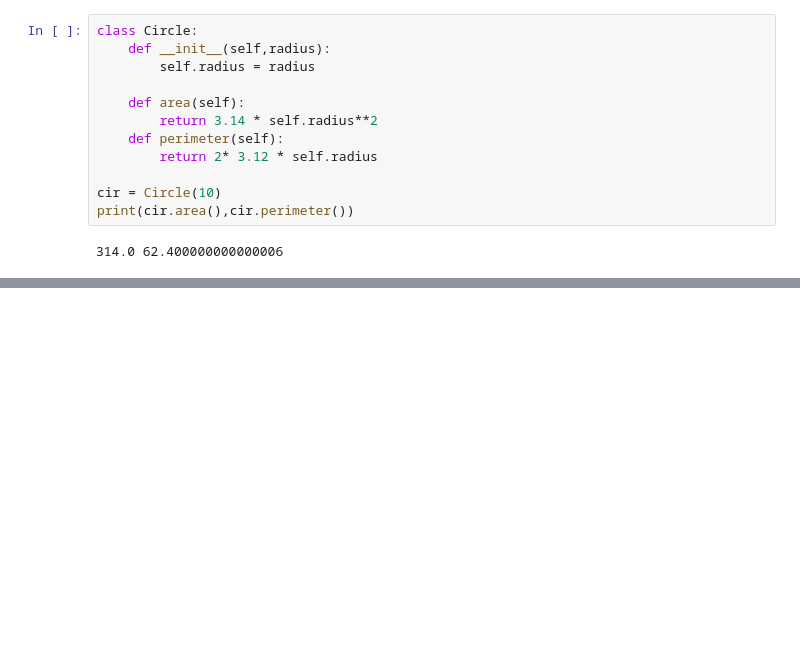
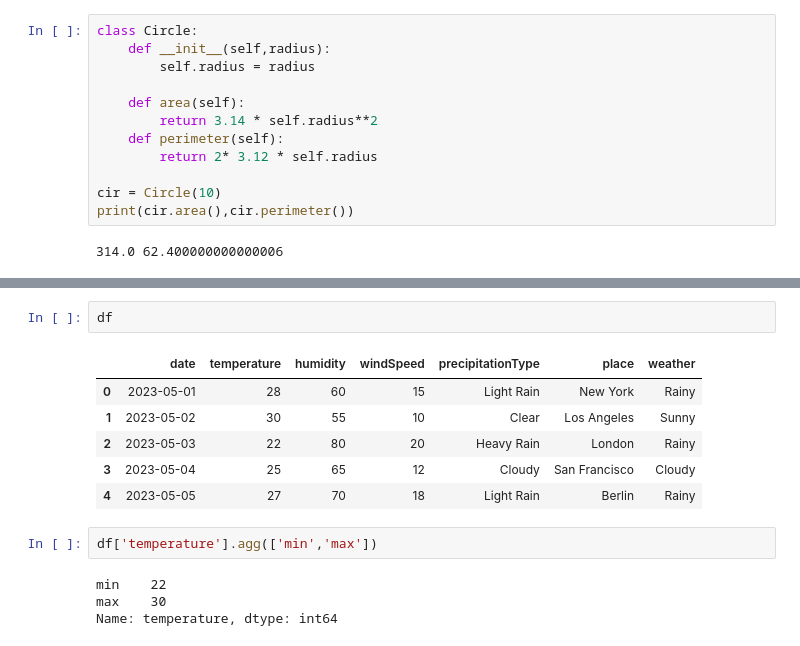
Before and after one commit to Coop04/Programming-Notes, a Jupyter notebook: Python/Problems/problems.ipynb, the cells around one changed output, grey strips where cells are left out. Saved outputs shown, nothing was run; the diff lists cells and outputs as text; blank space fills up the shorter version.

```diff
--- a/Python/Problems/problems.ipynb
+++ b/Python/Problems/problems.ipynb
@@ -173,0 +358,15 @@ print(cir.area(),cir.perimeter())
+# %%
+df
+# %% [output]
+|  | date | temperature | humidity | windSpeed | precipitationType | place | weather |
+| 0 | 2023-05-01 | 28 | 60 | 15 | Light Rain | New York | Rainy |
+| 1 | 2023-05-02 | 30 | 55 | 10 | Clear | Los Angeles | Sunny |
+| 2 | 2023-05-03 | 22 | 80 | 20 | Heavy Rain | London | Rainy |
+| 3 | 2023-05-04 | 25 | 65 | 12 | Cloudy | San Francisco | Cloudy |
+| 4 | 2023-05-05 | 27 | 70 | 18 | Light Rain | Berlin | Rainy |
+# %%
+df['temperature'].agg(['min','max'])
+# %% [output]
+min    22
+max    30
+Name: temperature, dtype: int64
```
Also changed, not shown: parts of 20 cells of this notebook, 8 other files.
